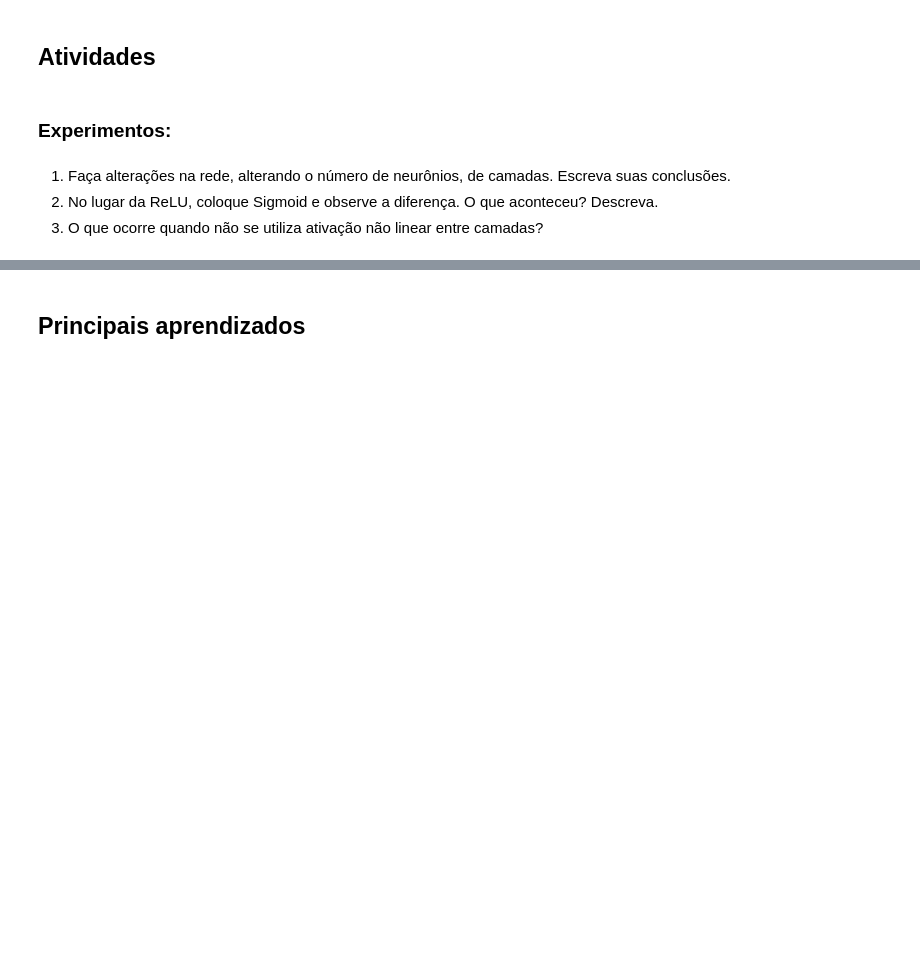
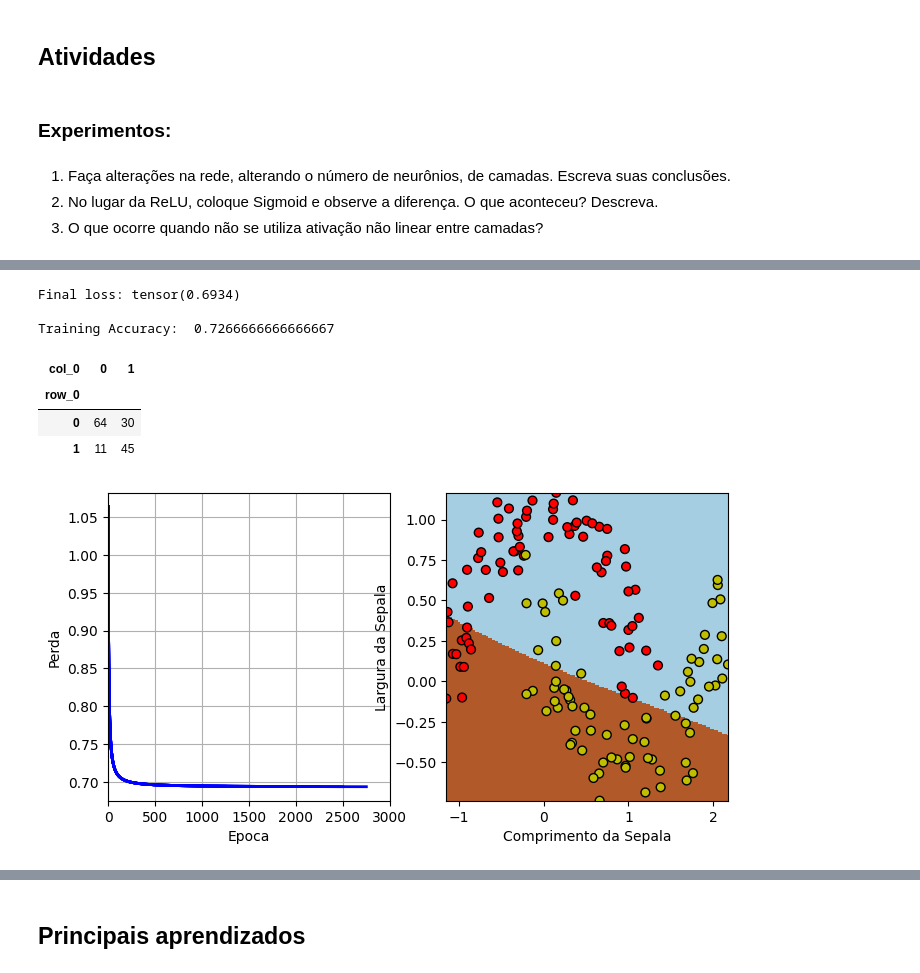
Before and after one commit to mgrb/RNA-e-Deep-Learning---CESAR-School-2024.01, a Jupyter notebook: Atividades/4 - Redes Neurais/4.2-Iris_dataset_2_ou_mais_camadas_fronteira_dinamica.ipynb, the cells around one changed output, grey strips where cells are left out. Saved outputs shown, nothing was run; the diff lists cells and outputs as text; code cells hidden in the pictures; blank space fills up the shorter version.

```diff
--- a/Atividades/4 - Redes Neurais/4.2-Iris_dataset_2_ou_mais_camadas_fronteira_dinamica.ipynb
+++ b/Atividades/4 - Redes Neurais/4.2-Iris_dataset_2_ou_mais_camadas_fronteira_dinamica.ipynb
@@ -240,0 +317,70 @@ pd.crosstab(Y_hat, Y)
+# %%
+# 2
+class Modelo4LeyersSigmoid(nn.Module):
+    def __init__(self):
+        super(Modelo4LeyersSigmoid
+    , self).__init__()
+        self.dense = nn.Sequential(
+            nn.Linear(2, 10),
+            nn.Sigmoid(),
+            nn.Linear(10, 10), # Leyer 1
+            nn.Sigmoid(),
+            nn.Linear(10, 5), # Leyer 2
+            nn.Sigmoid(),
+            nn.Linear(5, 5), # Leyer 3
+            nn.Sigmoid(),
+            nn.Linear(5,3),
+        )
+
+    def forward(self, x):
+        x = self.dense(x)
+
+        return x
+
+model = Modelo4LeyersSigmoid()
+print(model)
+
+lr = 0.15
+optimizer = torch.optim.SGD(model.parameters(), lr=lr)
+criterion = nn.CrossEntropyLoss()
+
+batch_size = 150
+nb_epoch = 3000
+
+#Definindo o plotter
+boundary_plot = BoundaryPlotter(model, Xc, Y, nb_epoch)
+
+boundary_plot.on_train_begin()
+losses = []
+for i in range(nb_epoch):
+    # predict da rede
+    output = model(Variable(X_tensor))
+
+    loss = criterion(output, Variable(Y_tensor))
+
+    # zero, backpropagation gradient, atualiza param gradiente descendente
+    optimizer.zero_grad()
+    loss.backward()
+    optimizer.step()
+
+    losses.append(loss.data)
+
+    boundary_plot.on_epoch_end(i, {'loss': loss.data})
+
+print('Final loss:', loss.data)
+
+Y_hat = predict(model, X_tensor)
+accuracy = (Y_hat == Y).mean()
+print()
+print('Training Accuracy: ', accuracy)
+
+pd.crosstab(Y_hat, Y)
+# %% [output]
+Final loss: tensor(0.6934)
+
+Training Accuracy:  0.7266666666666667
+| col_0 | 0 | 1 |
+| row_0 |  |  |
+| 0 | 64 | 30 |
+| 1 | 11 | 45 |
+[figure, added]
```
Also changed, not shown: parts of 10 cells of this notebook.
